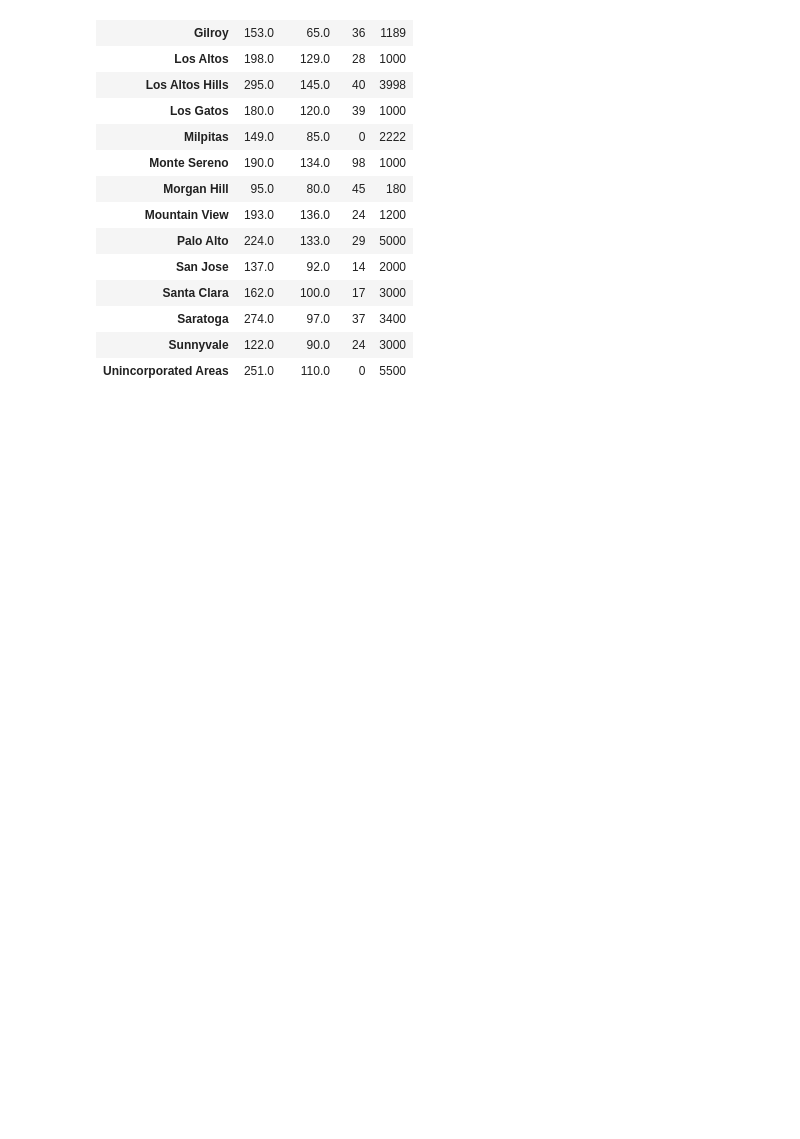
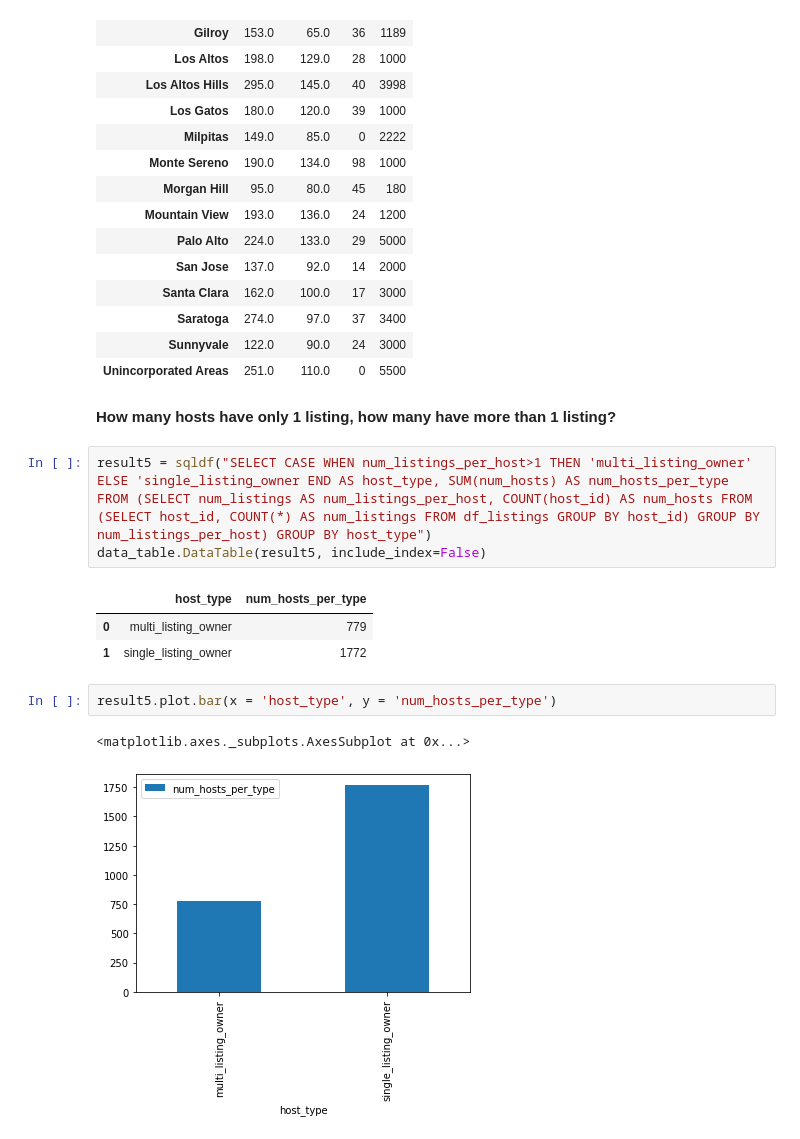
Before and after one commit to ysprem/airbnb-santaclara-analysis, a Jupyter notebook: airbnb_santaclara_county.ipynb, the cells around one changed output. Cells and saved outputs as stored; diff of their text form; blank space fills up the shorter version.

```diff
--- a/airbnb_santaclara_county.ipynb
+++ b/airbnb_santaclara_county.ipynb
@@ -213,3 +213,17 @@ result4.round()
 | Saratoga | 274.0 | 97.0 | 37 | 3400 |
 | Sunnyvale | 122.0 | 90.0 | 24 | 3000 |
 | Unincorporated Areas | 251.0 | 110.0 | 0 | 5500 |
+# %% [markdown]
+**How many hosts have only 1 listing, how many have more than 1 listing?**
+# %%
+result5 = sqldf("SELECT CASE WHEN num_listings_per_host>1 THEN 'multi_listing_owner' ELSE 'single_listing_owner END AS host_type, SUM(num_hosts) AS num_hosts_per_type FROM (SELECT num_listings AS num_listings_per_host, COUNT(host_id) AS num_hosts FROM (SELECT host_id, COUNT(*) AS num_listings FROM df_listings GROUP BY host_id) GROUP BY num_listings_per_host) GROUP BY host_type")
+data_table.DataTable(result5, include_index=False)
+# %% [output]
+|  | host_type | num_hosts_per_type |
+| 0 | multi_listing_owner | 779 |
+| 1 | single_listing_owner | 1772 |
+# %%
+result5.plot.bar(x = 'host_type', y = 'num_hosts_per_type')
+# %% [output]
+<matplotlib.axes._subplots.AxesSubplot at 0x...>
+[figure, added]
```
